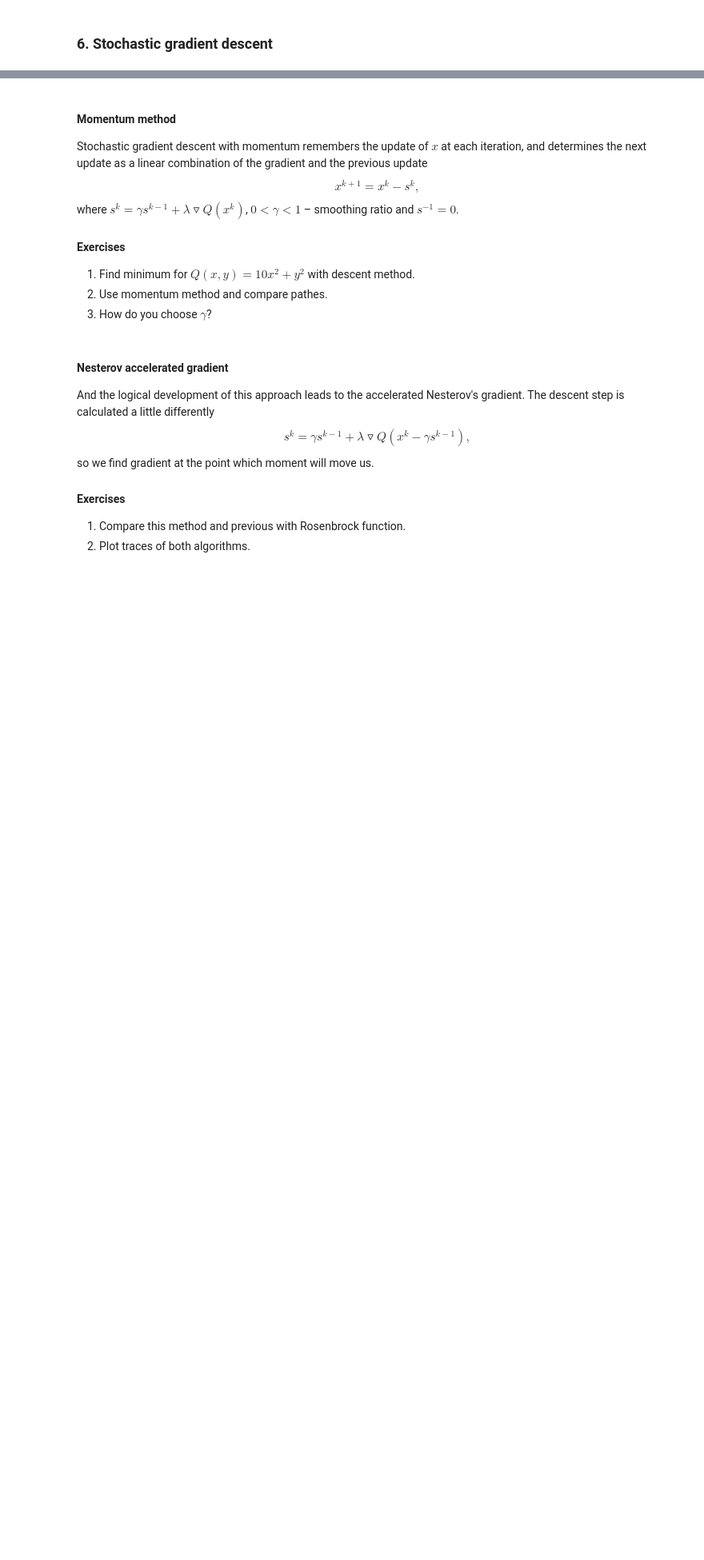
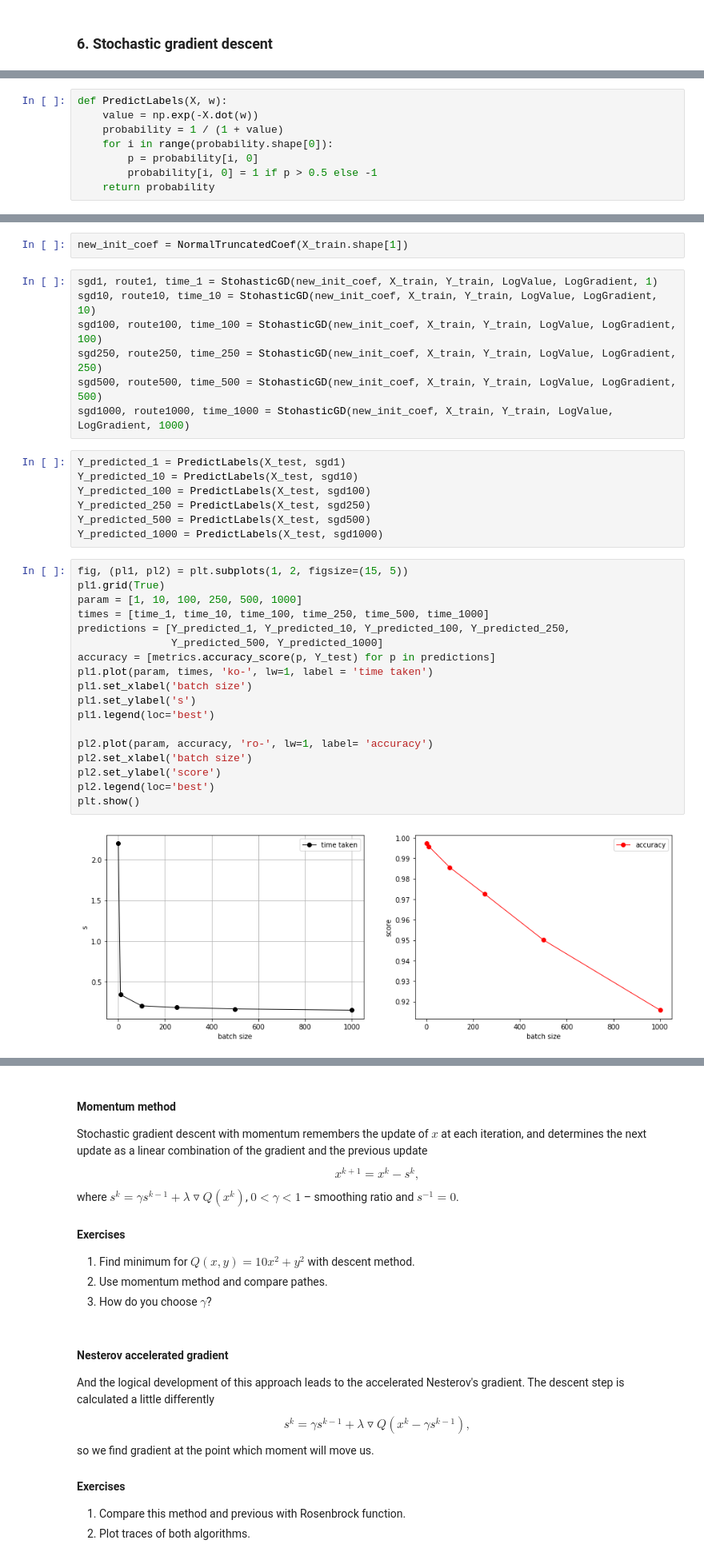
Before and after one commit to slayff/squad, a Jupyter notebook: labs/lab-1.ipynb, the cells around one changed output, grey strips where cells are left out. Shown: that part at 80% size. Cells and saved outputs as stored; diff of their text form; blank space fills up the shorter version.

```diff
--- a/labs/lab-1.ipynb
+++ b/labs/lab-1.ipynb
@@ -798,0 +903,8 @@ Sometimes you have so huge amount of data, that usual gradient descent becomes t
+# %%
+def PredictLabels(X, w):
+    value = np.exp(-X.dot(w))
+    probability = 1 / (1 + value)
+    for i in range(probability.shape[0]):
+        p = probability[i, 0]
+        probability[i, 0] = 1 if p > 0.5 else -1
+    return probability
@@ -798,0 +922,36 @@ Sometimes you have so huge amount of data, that usual gradient descent becomes t
+# %%
+new_init_coef = NormalTruncatedCoef(X_train.shape[1])
+# %%
+sgd1, route1, time_1 = StohasticGD(new_init_coef, X_train, Y_train, LogValue, LogGradient, 1)
+sgd10, route10, time_10 = StohasticGD(new_init_coef, X_train, Y_train, LogValue, LogGradient, 10)
+sgd100, route100, time_100 = StohasticGD(new_init_coef, X_train, Y_train, LogValue, LogGradient, 100)
+sgd250, route250, time_250 = StohasticGD(new_init_coef, X_train, Y_train, LogValue, LogGradient, 250)
+sgd500, route500, time_500 = StohasticGD(new_init_coef, X_train, Y_train, LogValue, LogGradient, 500)
+sgd1000, route1000, time_1000 = StohasticGD(new_init_coef, X_train, Y_train, LogValue, LogGradient, 1000)
+# %%
+Y_predicted_1 = PredictLabels(X_test, sgd1)
+Y_predicted_10 = PredictLabels(X_test, sgd10)
+Y_predicted_100 = PredictLabels(X_test, sgd100)
+Y_predicted_250 = PredictLabels(X_test, sgd250)
+Y_predicted_500 = PredictLabels(X_test, sgd500)
+Y_predicted_1000 = PredictLabels(X_test, sgd1000)
+# %%
+fig, (pl1, pl2) = plt.subplots(1, 2, figsize=(15, 5))
+pl1.grid(True)
+param = [1, 10, 100, 250, 500, 1000]
+times = [time_1, time_10, time_100, time_250, time_500, time_1000]
+predictions = [Y_predicted_1, Y_predicted_10, Y_predicted_100, Y_predicted_250,
+               Y_predicted_500, Y_predicted_1000]
+accuracy = [metrics.accuracy_score(p, Y_test) for p in predictions]
+pl1.plot(param, times, 'ko-', lw=1, label = 'time taken')
+pl1.set_xlabel('batch size')
+pl1.set_ylabel('s')
+pl1.legend(loc='best')
+
+pl2.plot(param, accuracy, 'ro-', lw=1, label= 'accuracy')
+pl2.set_xlabel('batch size')
+pl2.set_ylabel('score')
+pl2.legend(loc='best')
+plt.show()
+# %% [output]
+[figure, added]
```
Also changed, not shown: parts of 33 cells of this notebook, 1 other file.
